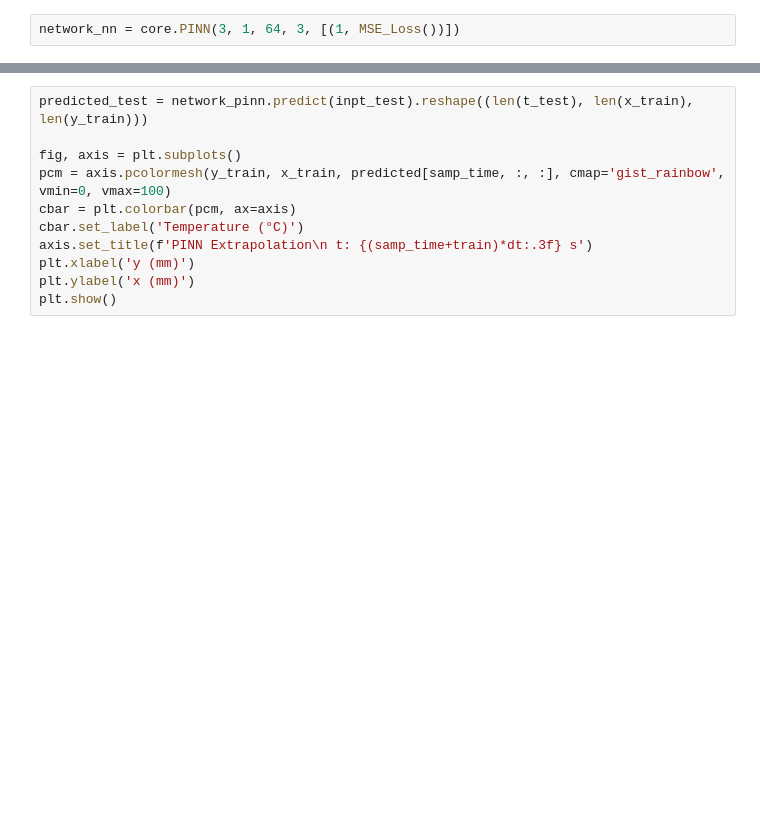
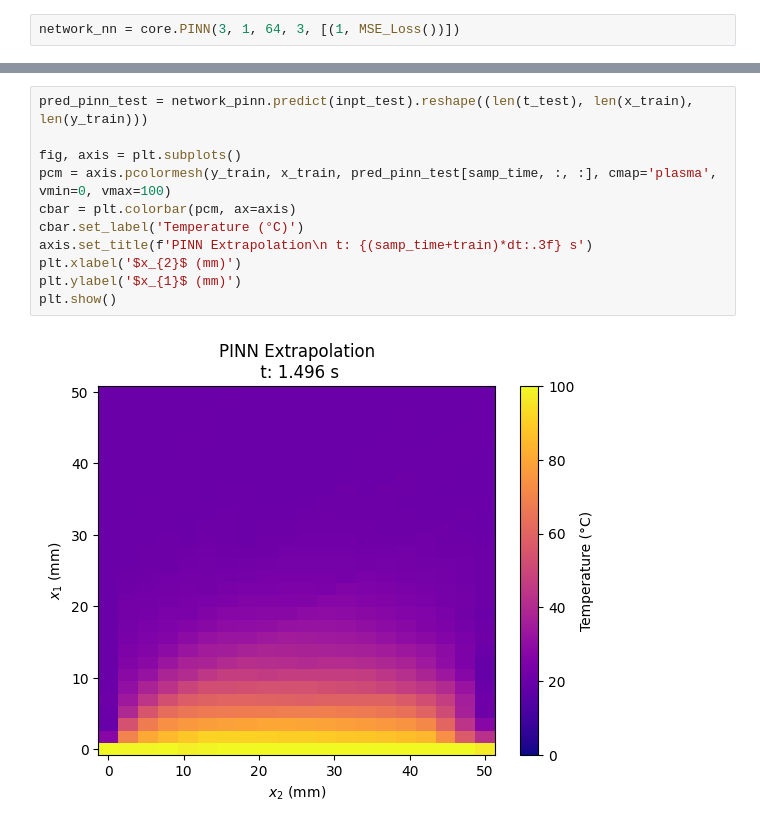
Before and after one commit to axxroytovu/ENG521_project_main, a Jupyter notebook: heat_eqn/heat_eqn.ipynb, the cells around one changed output, grey strips where cells are left out. Cells and saved outputs as stored; diff of their text form; blank space fills up the shorter version.

```diff
--- a/heat_eqn/heat_eqn.ipynb
+++ b/heat_eqn/heat_eqn.ipynb
@@ -169,11 +275,13 @@ plt.show()
 # %%
-predicted_test = network_pinn.predict(inpt_test).reshape((len(t_test), len(x_train), len(y_train)))
+pred_pinn_test = network_pinn.predict(inpt_test).reshape((len(t_test), len(x_train), len(y_train)))
 
 fig, axis = plt.subplots()
-pcm = axis.pcolormesh(y_train, x_train, predicted[samp_time, :, :], cmap='gist_rainbow', vmin=0, vmax=100)
+pcm = axis.pcolormesh(y_train, x_train, pred_pinn_test[samp_time, :, :], cmap='plasma', vmin=0, vmax=100)
 cbar = plt.colorbar(pcm, ax=axis)
 cbar.set_label('Temperature (°C)')
 axis.set_title(f'PINN Extrapolation\n t: {(samp_time+train)*dt:.3f} s')
-plt.xlabel('y (mm)')
-plt.ylabel('x (mm)')
+plt.xlabel('$x_{2}$ (mm)')
+plt.ylabel('$x_{1}$ (mm)')
 plt.show()
+# %% [output]
+[figure, added]
```
Also changed, not shown: parts of 25 cells of this notebook.
